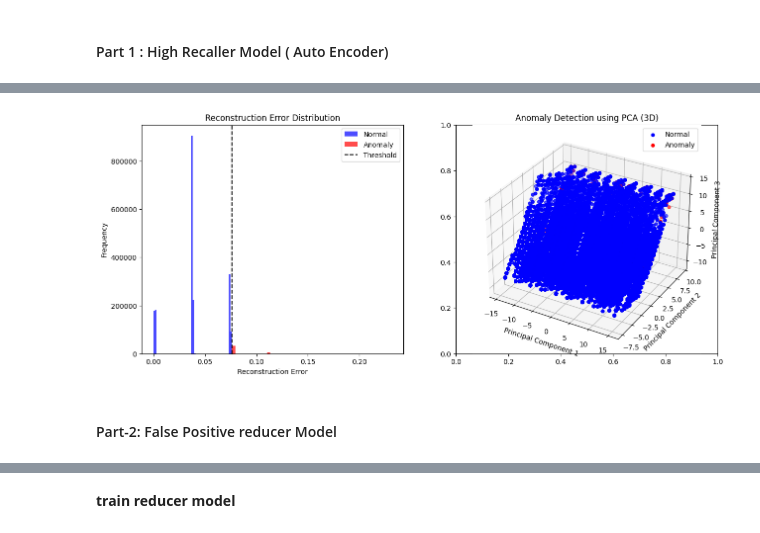
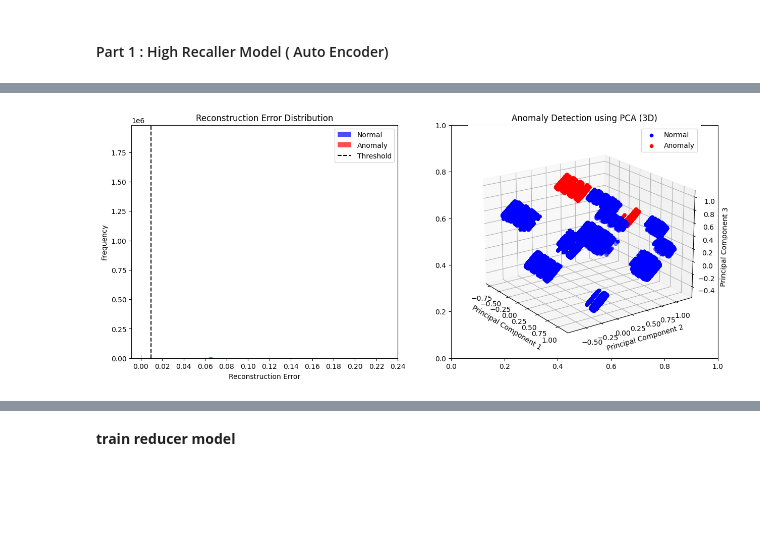
Before and after one commit to Likhon-AI/Anomaly-Detection-Credit-Transaction, a Jupyter notebook: auto_encoder.ipynb, the cells around one changed output, grey strips where cells are left out. Saved outputs shown, nothing was run; the diff lists cells and outputs as text; code cells hidden in the pictures; blank space fills up the shorter version.

```diff
--- a/auto_encoder.ipynb
+++ b/auto_encoder.ipynb
@@ -208,4 +225,0 @@ df.drop(columns=['TXN_DATE', 'CREATE_TIME', 'VERIFICATION_TIME'], inplace=True)
-# %%
-# Scaling
-scaler = MinMaxScaler()
-df[['AMOUNT','CREATE_VERIFICATION_TIMEDIFF']] = scaler.fit_transform(df[['AMOUNT','CREATE_VERIFICATION_TIMEDIFF']])
@@ -331,12 +442,12 @@ Epoch 19: early stopping
 # %%
-# reconstruction
-reconstructed_data = autoencoder.predict(df)
-# reconstruction error
-mse = np.mean(np.square(df - reconstructed_data), axis=1)
-
-# threshold
-threshold = np.percentile(mse, 98)
-
+# Define a range of threshold values to try
+min_mse=np.min(mse)
+mean_mse=np.mean(mse)
+std_mse=np.std(mse)
+max_mse=np.max(mse)
+print(min_mse,mean_mse,std_mse,max_mse)
+threshold=mean_mse+(2*std_mse)
+print(threshold)
 # Identify anomalies
 anomaly_mask_ae = (mse > threshold)
 # Print number of anomalies
@@ -366,32 +476,74 @@ plt.show()
 # %%
 # Plotting
 fig, axs = plt.subplots(1, 2, figsize=(15, 6))
 
 # Plotting anomalies histogram
 axs[0].hist(mse[~anomaly_mask_ae], bins=50, color='blue', alpha=0.7, label='Normal')
 axs[0].hist(mse[anomaly_mask_ae], bins=50, color='red', alpha=0.7, label='Anomaly')
 axs[0].axvline(threshold, color='black', linestyle='dashed', linewidth=1.5, label='Threshold')
+axs[0].set_xticks(np.arange(0, 0.25, 0.02))
 axs[0].set_title('Reconstruction Error Distribution')
 axs[0].set_xlabel('Reconstruction Error')
 axs[0].set_ylabel('Frequency')
 axs[0].legend()
 
 # Apply PCA with 3 components
 pca = PCA(n_components=3)
 X_pca_ae = pca.fit_transform(df)
 
 # Plotting PCA visualization
 axs[1] = fig.add_subplot(122, projection='3d')
 axs[1].scatter(X_pca_ae[~anomaly_mask_ae, 0], X_pca_ae[~anomaly_mask_ae, 1], X_pca_ae[~anomaly_mask_ae, 2], c='blue', label='Normal')
 axs[1].scatter(X_pca_ae[anomaly_mask_ae, 0], X_pca_ae[anomaly_mask_ae, 1], X_pca_ae[anomaly_mask_ae, 2], c='red', label='Anomaly')
 axs[1].set_title('Anomaly Detection using PCA (3D)')
 axs[1].set_xlabel('Principal Component 1')
 axs[1].set_ylabel('Principal Component 2')
 axs[1].set_zlabel('Principal Component 3')
 axs[1].legend()
 
+axs[1].view_init(elev=20., azim=-35)
+
+
 plt.show()
+# # Assuming your data (mse, anomaly_mask_ae, threshold, df) is available
+
+# fig, axes = plt.subplots(1, 3, figsize=(20, 6))  # Adjust figsize for better visualization
+
+# # Plotting anomalies histogram (first column)
+# axes[0].hist(mse[~anomaly_mask_ae], bins=50, color='blue', alpha=0.7, label='Normal')
+# axes[0].hist(mse[anomaly_mask_ae], bins=50, color='red', alpha=0.7, label='Anomaly')
+# axes[0].axvline(threshold, color='black', linestyle='dashed', linewidth=1.5, label='Threshold')
+# axes[0].set_xticks(np.arange(0, 0.25, 0.02))
+# axes[0].set_title('Reconstruction Error Distribution')
+# axes[0].set_xlabel('Reconstruction Error')
+# axes[0].set_ylabel('Frequency')
+# axes[0].legend()
+
+# # Apply PCA with 3 components
+# pca = PCA(n_components=3)
+# X_pca_ae = pca.fit_transform(df)
+
+# # Plotting PCA visualization with rotation (second column)
+# axes[1] = fig.add_subplot(132, projection='3d')
+# axes[1].scatter(X_pca_ae[~anomaly_mask_ae, 0], X_pca_ae[~anomaly_mask_ae, 1], X_pca_ae[~anomaly_mask_ae, 2], c='blue', label='Normal')
+# axes[1].scatter(X_pca_ae[anomaly_mask_ae, 0], X_pca_ae[anomaly_mask_ae, 1], X_pca_ae[anomaly_mask_ae, 2], c='red', label='Anomaly')
+# axes[1].set_title('Anomaly Detection using PCA (3D) - Rotated')
+# axes[1].set_xlabel('Principal Component 1')
+# axes[1].set_ylabel('Principal Component 2')
+# axes[1].set_zlabel('Principal Component 3')
+# axes[1].legend()
+# axes[1].view_init(elev=15, azim=-60)  # Adjust these values for different viewpoints
+
+# # Plotting PCA visualization with different component combination (third column)
+# axes[2].scatter(X_pca_ae[~anomaly_mask_ae, 1], X_pca_ae[~anomaly_mask_ae, 2], c='blue', label='Normal')  # PC2 vs PC3 (example)
+# axes[2].scatter(X_pca_ae[anomaly_mask_ae, 1], X_pca_ae[anomaly_mask_ae, 2], c='red', label='Anomaly')
+# axes[2].set_title('Anomaly Detection using PCA (3D) - Different Components')
+# axes[2].set_xlabel('Principal Component 2')
+# axes[2].set_ylabel('Principal Component 3')
+# axes[2].set_zlabel('')
+# axes[2].legend()
+
+# plt.tight_layout()
+# plt.show()
 # %% [output]
-[figure, old version]
+[figure, new version]
-# %% [markdown]
-#### Part-2: False Positive reducer Model
```
Also changed, not shown: parts of 74 cells of this notebook, 2 other files.
